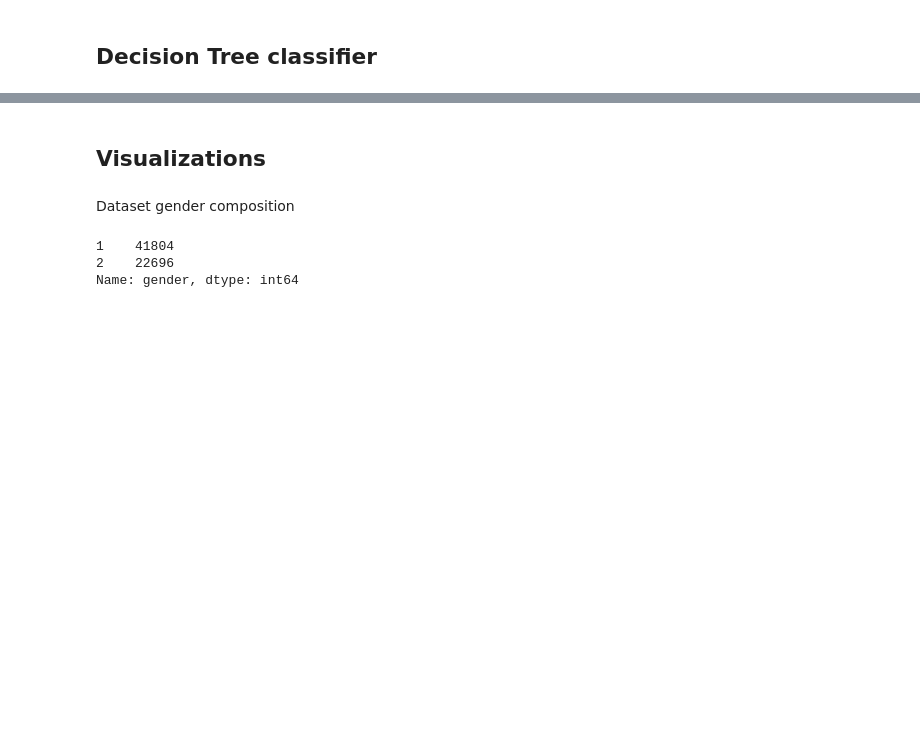
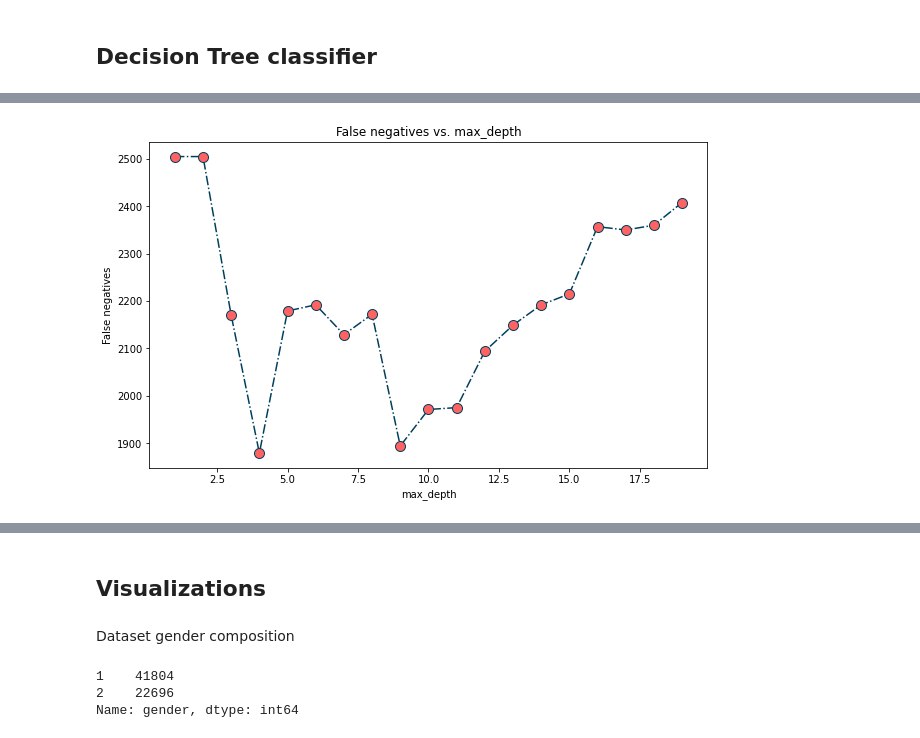
Before and after one commit to itsKarad/CVD_Predictor, a Jupyter notebook: cardiovascular_disease.ipynb, the cells around one changed output, grey strips where cells are left out. Saved outputs shown, nothing was run; the diff lists cells and outputs as text; code cells hidden in the pictures; blank space fills up the shorter version.

```diff
--- a/cardiovascular_disease.ipynb
+++ b/cardiovascular_disease.ipynb
@@ -351 +417,11 @@ False negatives: 2391
+# %%
+import matplotlib.pyplot as plt
+plt.figure(figsize=(10,6))
+plt.plot( range(1, 20), decision_fn, color='#003f5c', linestyle='-.', marker='o',markersize=10, markerfacecolor='#ff6361')
+plt.title('False negatives vs. max_depth')
+plt.xlabel('max_depth')
+plt.ylabel('False negatives')
+plt.show()
+# %% [output]
+[figure, added]
 # %% [markdown]
```
Also changed, not shown: parts of 53 cells of this notebook.
